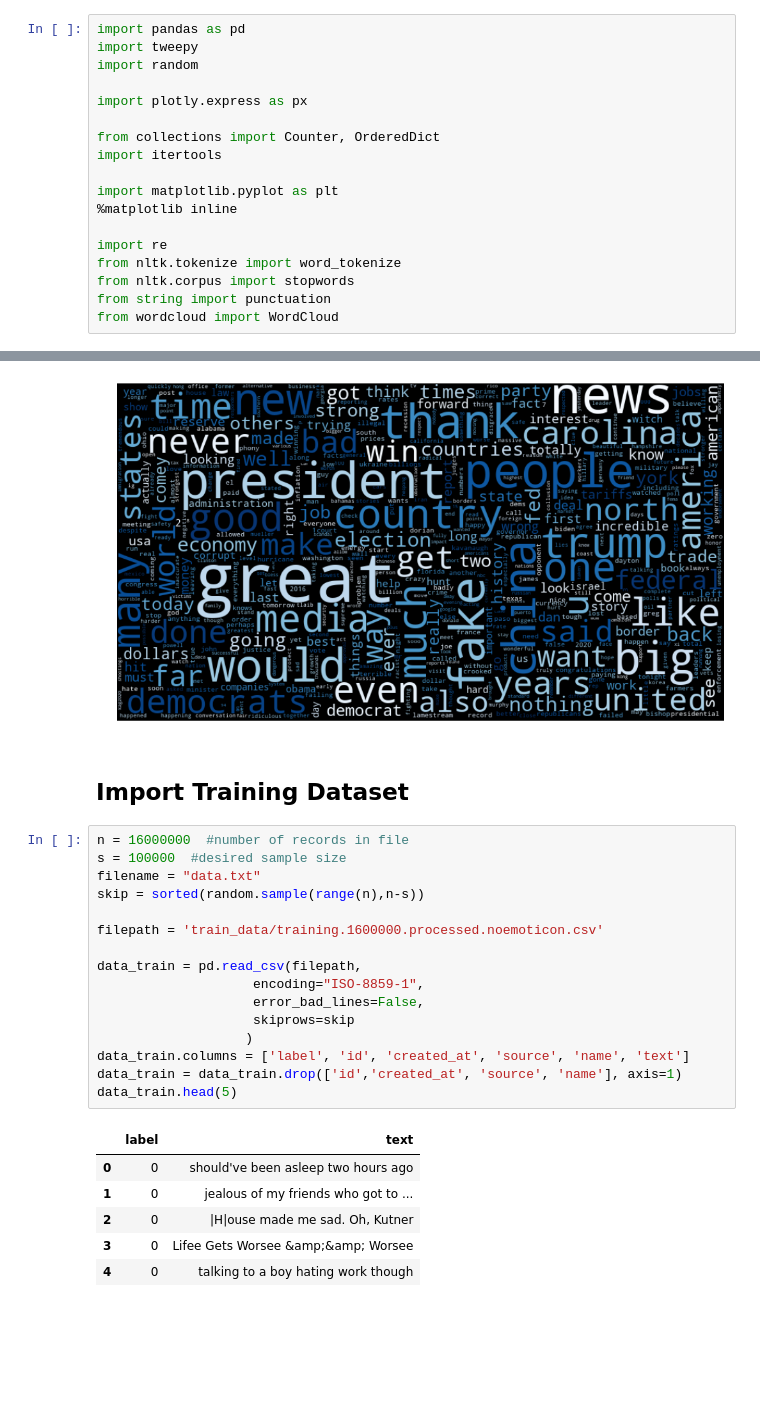
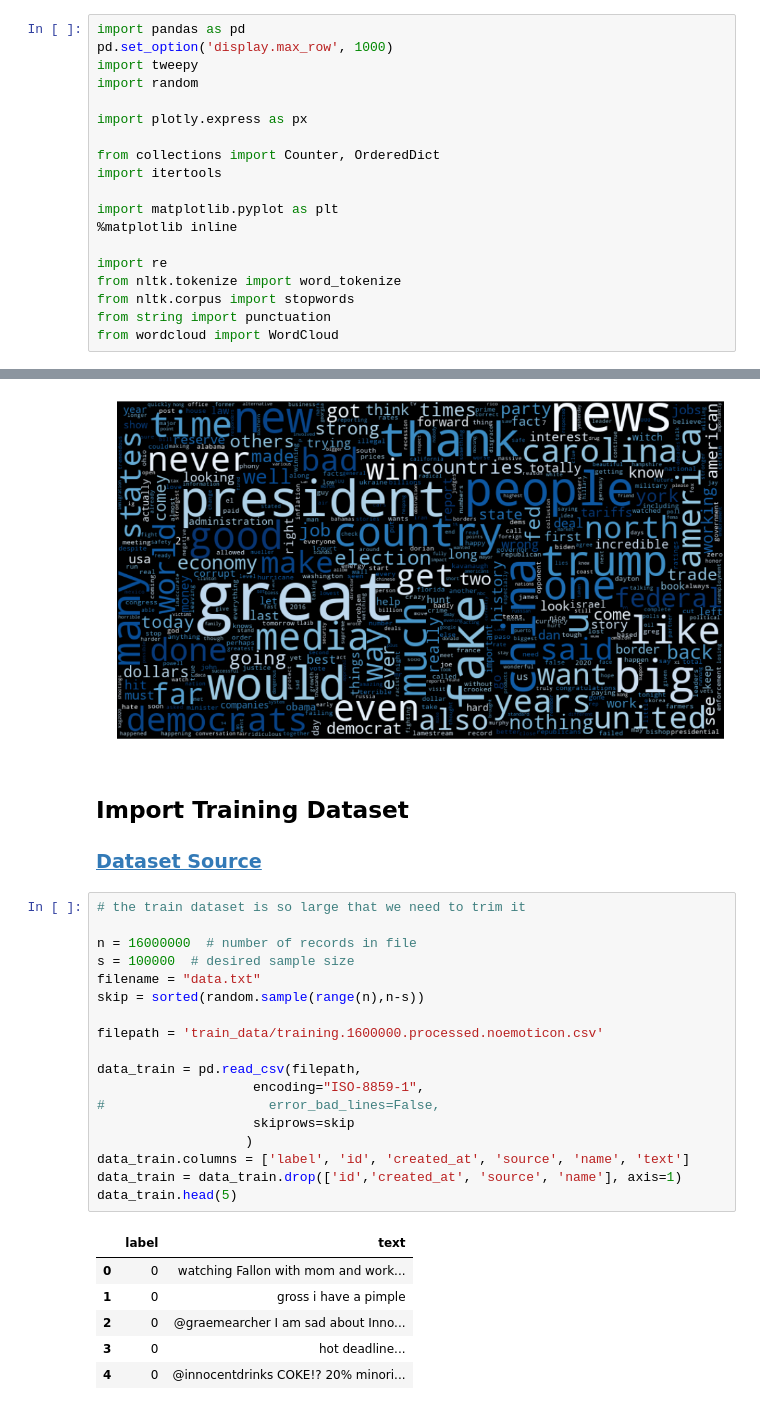
Before and after one commit to MaximShovkun/twitter_analytics, a Jupyter notebook: twitter_analytics.ipynb, the cells around one changed output, grey strips where cells are left out. Cells and saved outputs as stored; diff of their text form; blank space fills up the shorter version.

```diff
--- a/twitter_analytics.ipynb
+++ b/twitter_analytics.ipynb
@@ -2,6 +2,7 @@
 ## Import Libraries
 # %%
 import pandas as pd
+pd.set_option('display.max_row', 1000)
 import tweepy
 import random
 
@@ -223,28 +222,31 @@ plt.show()
 [figure]
 # %% [markdown]
 ## Import Training Dataset
+### [Dataset Source](http://help.sentiment140.com/for-students)
 # %%
-n = 16000000  #number of records in file
-s = 100000  #desired sample size
+# the train dataset is so large that we need to trim it
+
+n = 16000000  # number of records in file
+s = 100000  # desired sample size
 filename = "data.txt"
 skip = sorted(random.sample(range(n),n-s))
 
 filepath = 'train_data/training.1600000.processed.noemoticon.csv'
 
 data_train = pd.read_csv(filepath,
                     encoding="ISO-8859-1",
-                    error_bad_lines=False,
+#                     error_bad_lines=False,
                     skiprows=skip
                    )
 data_train.columns = ['label', 'id', 'created_at', 'source', 'name', 'text']
 data_train = data_train.drop(['id','created_at', 'source', 'name'], axis=1)
 data_train.head(5)
 # %% [output]
 |  | label | text |
-| 0 | 0 | should've been asleep two hours ago |
-| 1 | 0 | jealous of my friends who got to ... |
-| 2 | 0 | |H|ouse made me sad. Oh, Kutner |
-| 3 | 0 | Lifee Gets Worsee &amp;&amp; Worsee |
-| 4 | 0 | talking to a boy hating work though |
+| 0 | 0 | watching Fallon with mom and work... |
+| 1 | 0 | gross i have a pimple |
+| 2 | 0 | @graemearcher I am sad about Inno... |
+| 3 | 0 | hot deadline... |
+| 4 | 0 | @innocentdrinks COKE!? 20% minori... |
 # %%
 # check the number of positive vs. negative tagged sentences
```
Also changed, not shown: parts of 7 cells of this notebook.
